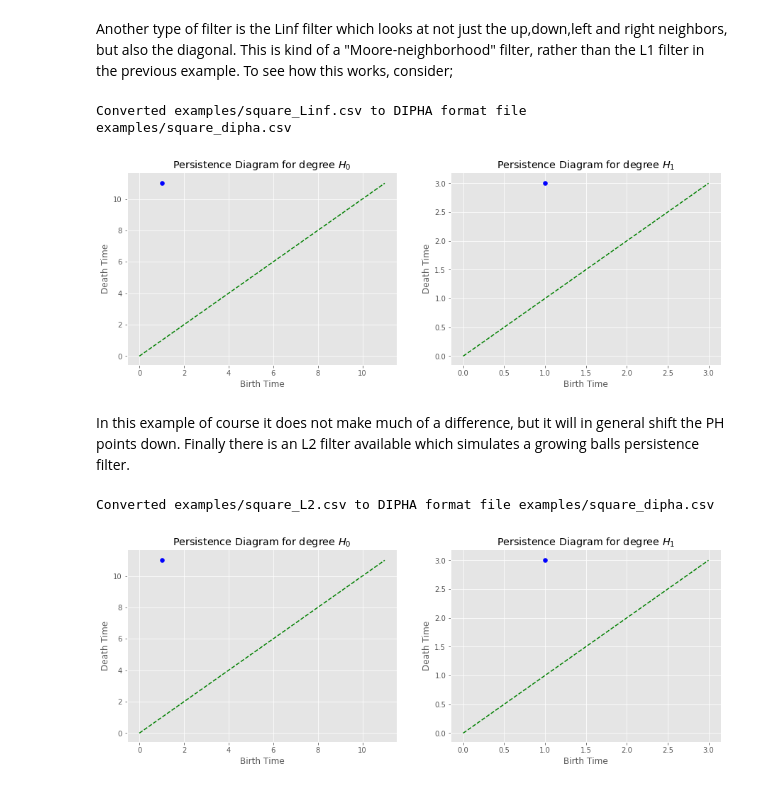
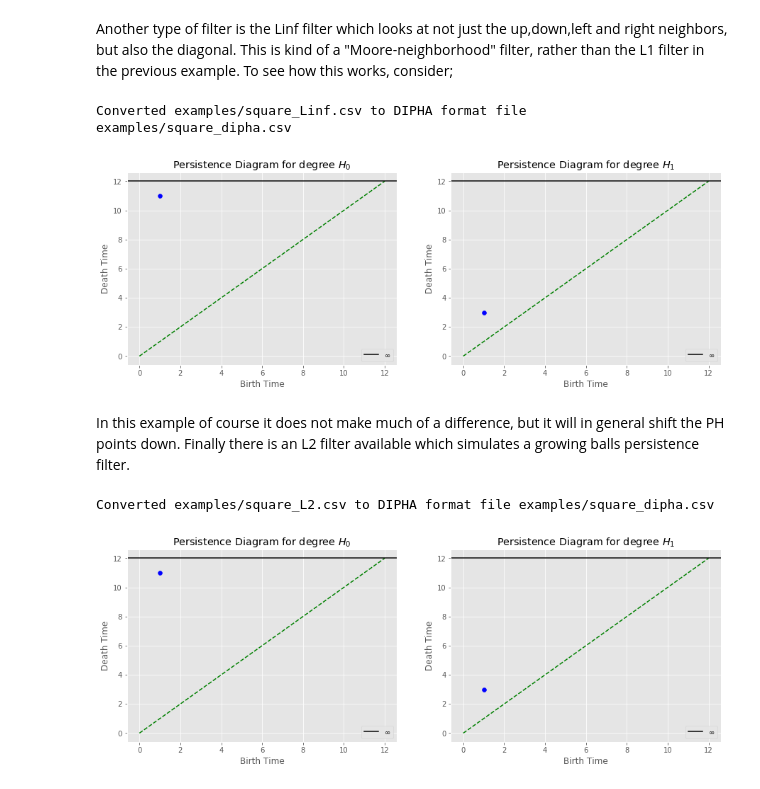
Before and after one commit to infophysics/CubicalRipser2D, a Jupyter notebook: Cubical Ripser.ipynb, the cells around one changed output. Drawn from its saved outputs; the diff is of its cells as text; code cells hidden in the pictures.

```diff
--- a/Cubical Ripser.ipynb
+++ b/Cubical Ripser.ipynb
@@ -157,23 +157,23 @@ Another type of filter is the Linf filter which looks at not just the up,down,le
 # %%
 #   try 2D Moore filter
 filt = Filter2D()
 filt.loadBinaryFromFile("examples/square.csv")
 filt.filterBinaryLinf(10)
 filt.saveBinaryFiltration("examples/square_Linf.csv")
 
 #    create CubicalRipser2D object
 cube2D = CubicalRipser2D()
 
 #    convert the filtration to DIPHA format
 Cube2D.convert_csv_to_dipha("examples/square_Linf.csv", "examples/square_dipha.csv")
 
 #    compute the barcode and plot the persistence diagram
-cube2D.ComputeBarcode("examples/square_dipha.csv", "test.csv", "DIPHA", "COMPUTEPAIRS", 10, True)
+cube2D.ComputeBarcode("examples/square_dipha.csv", "test.csv", "DIPHA", 10, True)
 barcode = cube2D.getBarcode()
 Cube2D.plot_persistence_diagram(barcode)
 # %% [output]
 Converted examples/square_Linf.csv to DIPHA format file examples/square_dipha.csv
-[figure, old version]
+[figure, new version]
 # %% [markdown]
 In this example of course it does not make much of a difference, but it will in general shift the PH points down.  Finally there is an L2 filter available which simulates a growing balls persistence filter.
 # %%
@@ -190,9 +190,9 @@ cube2D = CubicalRipser2D()
 Cube2D.convert_csv_to_dipha("examples/square_L2.csv", "examples/square_dipha.csv")
 
 #    compute the barcode and plot the persistence diagram
-cube2D.ComputeBarcode("examples/square_dipha.csv", "test.csv", "DIPHA", "COMPUTEPAIRS", 10, True)
+cube2D.ComputeBarcode("examples/square_dipha.csv", "test.csv", "DIPHA", 10, True)
 barcode = cube2D.getBarcode()
 Cube2D.plot_persistence_diagram(barcode)
 # %% [output]
 Converted examples/square_L2.csv to DIPHA format file examples/square_dipha.csv
-[figure, old version]
+[figure, new version]
```
Also changed, not shown: parts of 8 cells of this notebook, 3 other files.
